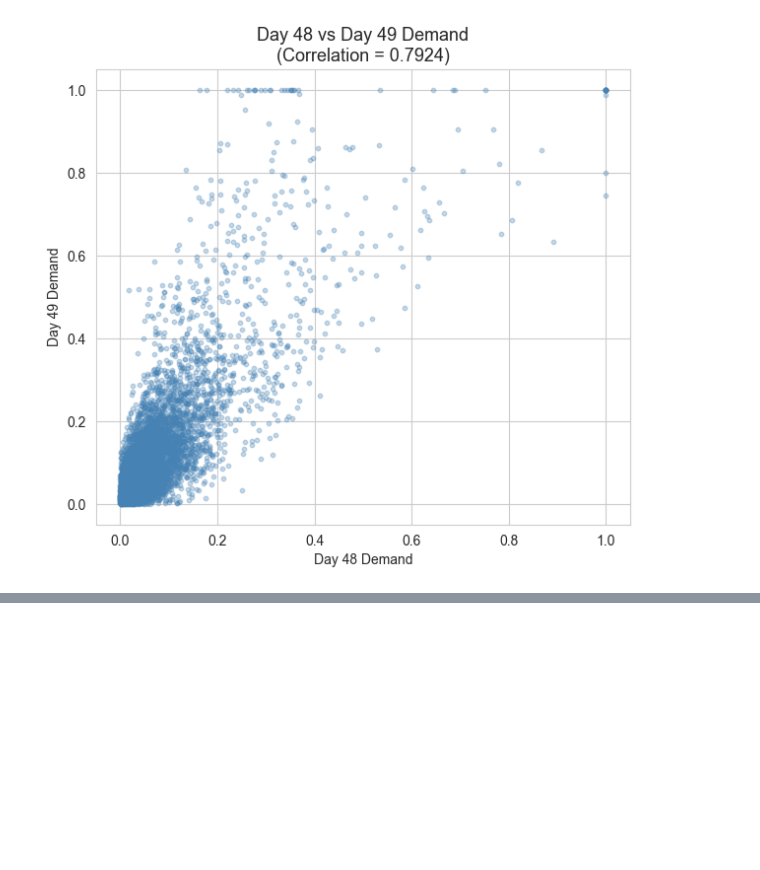
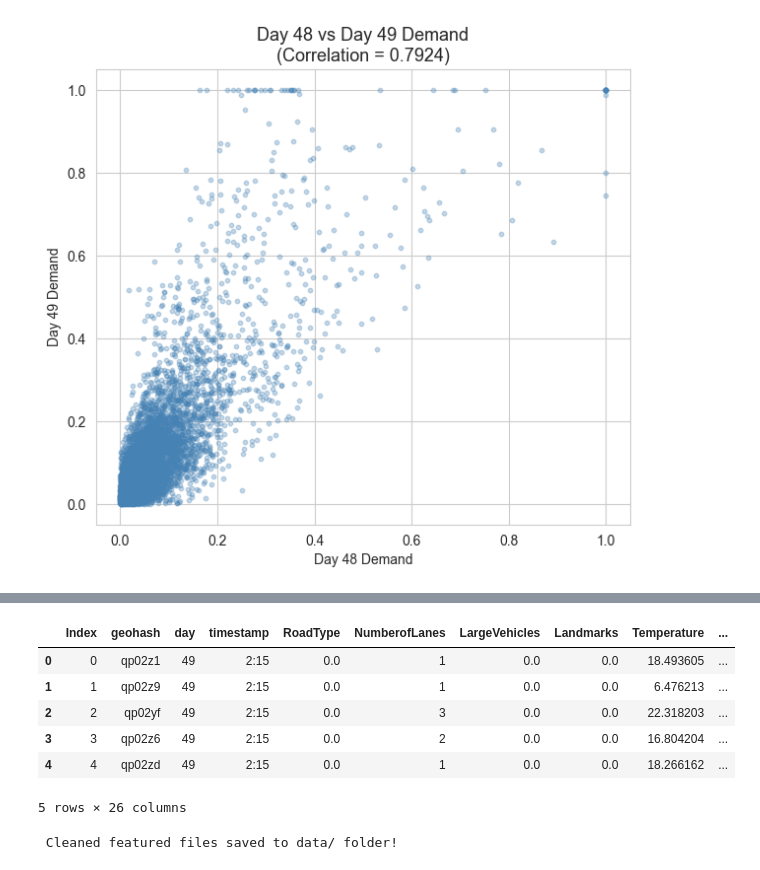
Before and after one commit to yuvi029/traffic-demand-prediction, a Jupyter notebook: traffic_demand_prediction.ipynb, the cells around one changed output, grey strips where cells are left out. Cells and saved outputs as stored; diff of their text form; code cells hidden in the pictures; blank space fills up the shorter version.

Commit message:
data cleaning + feature engineering

```diff
--- a/traffic_demand_prediction.ipynb
+++ b/traffic_demand_prediction.ipynb
@@ -393,0 +591,39 @@ This single feature alone will be incredibly powerful!
+# %%
+#--------------LAG DEMAND FEATURE-----------------
+
+
+# Extract Day 48 data — this becomes our "historical" reference
+day48 = train[train['day'] == 48][['geohash', 'timestamp', 'demand']].rename(
+    columns={'demand': 'lag_demand_day48'}
+)
+
+# Merge into train (day 49 rows will get day 48 values)
+train = train.merge(day48, on=['geohash', 'timestamp'], how='left')
+
+# Merge into test (test is day 49, gets day 48 values as lag)
+test = test.merge(day48, on=['geohash', 'timestamp'], how='left')
+
+# Check coverage
+train_coverage = train['lag_demand_day48'].notna().sum()
+test_coverage  = test['lag_demand_day48'].notna().sum()
+
+print(f" Lag feature created!")
+print(f"Train rows with lag: {train_coverage} / {len(train)}")
+print(f"Test rows with lag : {test_coverage} / {len(test)}")
+print(f"Test coverage      : {test_coverage/len(test)*100:.1f}%")
+
+# For rows where lag is missing, fill with geohash mean demand from day 48
+lag_fill = day48.groupby('geohash')['lag_demand_day48'].mean()
+
+train['lag_demand_day48'] = train.apply(
+    lambda row: lag_fill.get(row['geohash'], train['lag_demand_day48'].mean())
+    if pd.isna(row['lag_demand_day48']) else row['lag_demand_day48'], axis=1
+)
+test['lag_demand_day48'] = test.apply(
+    lambda row: lag_fill.get(row['geohash'], train['lag_demand_day48'].mean())
+    if pd.isna(row['lag_demand_day48']) else row['lag_demand_day48'], axis=1
+)
+
+print("\nAfter filling:")
+print(f"Remaining nulls in lag (train): {train['lag_demand_day48'].isna().sum()}")
+print(f"Remaining nulls in lag (test) : {test['lag_demand_day48'].isna().sum()}")
@@ -393,0 +698,19 @@ This single feature alone will be incredibly powerful!
+# %%
+test.head()
+# %% [output]
+|  | Index | geohash | day | timestamp | RoadType | NumberofLanes | LargeVehicles | Landmarks | Temperature | ... |
+| 0 | 0 | qp02z1 | 49 | 2:15 | 0.0 | 1 | 0.0 | 0.0 | 18.493605 | ... |
+| 1 | 1 | qp02z9 | 49 | 2:15 | 0.0 | 1 | 0.0 | 0.0 | 6.476213 | ... |
+| 2 | 2 | qp02yf | 49 | 2:15 | 0.0 | 3 | 0.0 | 0.0 | 22.318203 | ... |
+| 3 | 3 | qp02z6 | 49 | 2:15 | 0.0 | 2 | 0.0 | 0.0 | 16.804204 | ... |
+| 4 | 4 | qp02zd | 49 | 2:15 | 0.0 | 1 | 0.0 | 0.0 | 18.266162 | ... |
+5 rows × 26 columns
+# %%
+import os
+os.makedirs('data', exist_ok=True)  # ← add this line
+
+train.to_csv('data/train_featured.csv', index=False)
+test.to_csv('data/test_featured.csv', index=False)
+print("\n Cleaned featured files saved to data/ folder!")
+# %% [output]
+ Cleaned featured files saved to data/ folder!
```
Also changed, not shown: parts of 13 cells of this notebook, 2 other files.
